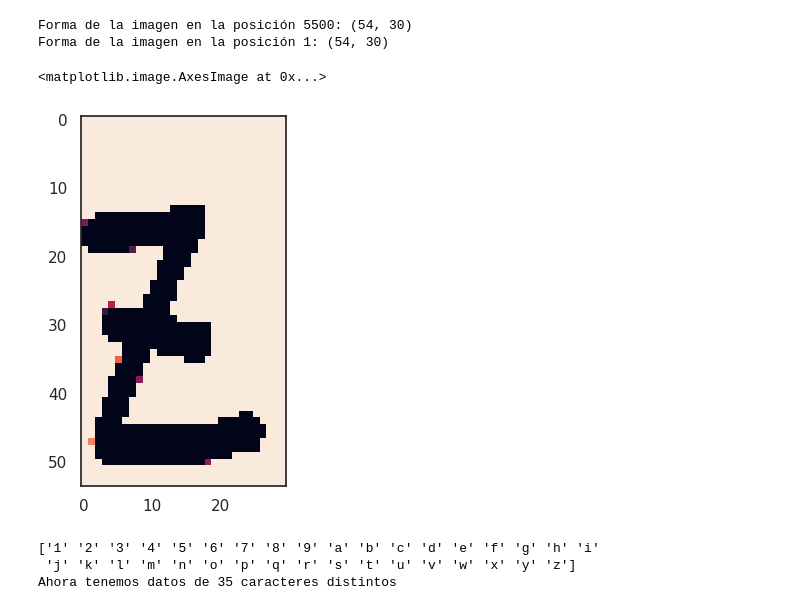
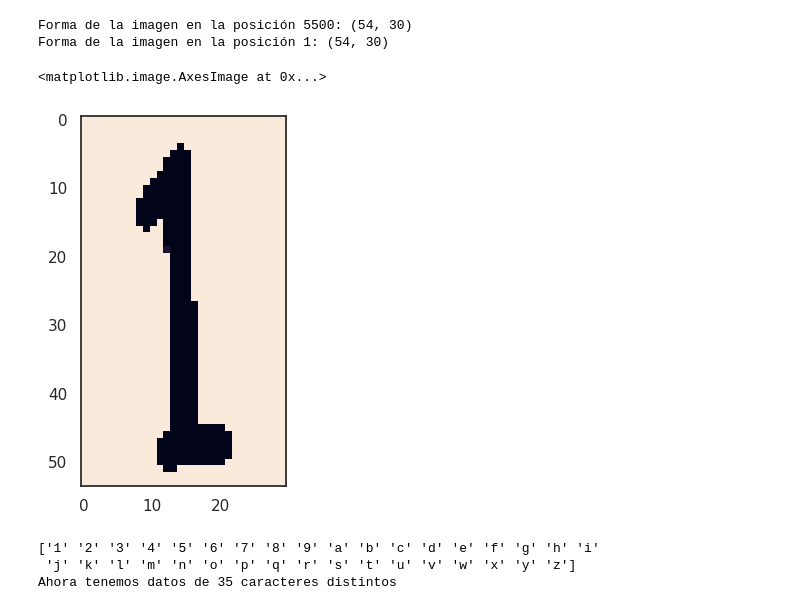
Before and after one commit to cabamarcos/Captcha_recognition, a Jupyter notebook: IAO.ipynb, the cells around one changed output. Saved outputs shown, nothing was run; the diff lists cells and outputs as text; code cells hidden in the pictures.

```diff
--- a/IAO.ipynb
+++ b/IAO.ipynb
@@ -67,14 +67,14 @@ Primero vamos a ver la naturaleza de los datos.
 Para ello vamos a mostrarlos por pantalla.
 # %%
 img_2ycn8 = mpimg.imread('2ycn8.png')
-img_34pcn = mpimg.imread('34pcn.png')
+img_325fb = mpimg.imread('325fb.png')
 img_3x325 = mpimg.imread('3x325.png')
 img_c4mcm = mpimg.imread('c4mcm.png')
 img_3c7de = mpimg.imread('3c7de.jpg')
 img_nxf2c = mpimg.imread('nxf2c.jpg')
 img_pcmcc = mpimg.imread('pcmcc.jpg')
 img_gpxng = mpimg.imread('gpxng.png')
-samples = {'2ycn8.png':img_2ycn8, '34pcn.png':img_34pcn, '3x325.png':img_3x325, 'c4mcm.png':img_c4mcm,
+samples = {'2ycn8.png':img_2ycn8, '325fb.png':img_325fb, '3x325.png':img_3x325, 'c4mcm.png':img_c4mcm,
            '3c7de.jpg':img_3c7de, 'nxf2c.jpg':img_nxf2c, 'pcmcc.jpg':img_pcmcc, 'gpxng.jpg':img_gpxng}
 
 fig=plt.figure(figsize=(20, 5))
@@ -705,6 +708,7 @@ def captcha(img,p):
 # %% [markdown]
 Con esto, mandamos las imágenes a la función para clasificarlas.
 # %%
+image_folder = Path('/content/Test/')
 images = list(image_folder.glob("*.png")) + list(image_folder.glob("*.jpg"))
 t=0
 for i in images:
@@ -793,6 +797,8 @@ Recortaremos las imágenes nuevas para eliminar cualquier zona que no tenga info
 
 Después, redimensionaremos todas las imágenes, convertiremos las listas en listas de numpy y haremos one hot encoding en la lista etiquetas.
 # %%
+image_folder = Path('/content/')
+
 images_1 = list(image_folder.glob("*.png")) + list(image_folder.glob("*.jpg"))
 
 imagenes = []
@@ -864,10 +870,10 @@ print("Forma de la imagen en la posición 1:", imagenes[1].shape)
 Forma de la imagen en la posición 5500: (54, 30)
 Forma de la imagen en la posición 1: (54, 30)
 # %%
-plt.imshow(imagenes[5500])
+plt.imshow(imagenes[5000])
 # %% [output]
 <matplotlib.image.AxesImage at 0x...>
-[figure, old version]
+[figure, new version]
 # %%
 print(lb.classes_)
 print("Ahora tenemos datos de",len(lb.classes_), "caracteres distintos")
```
Also changed, not shown: parts of 93 cells of this notebook.
